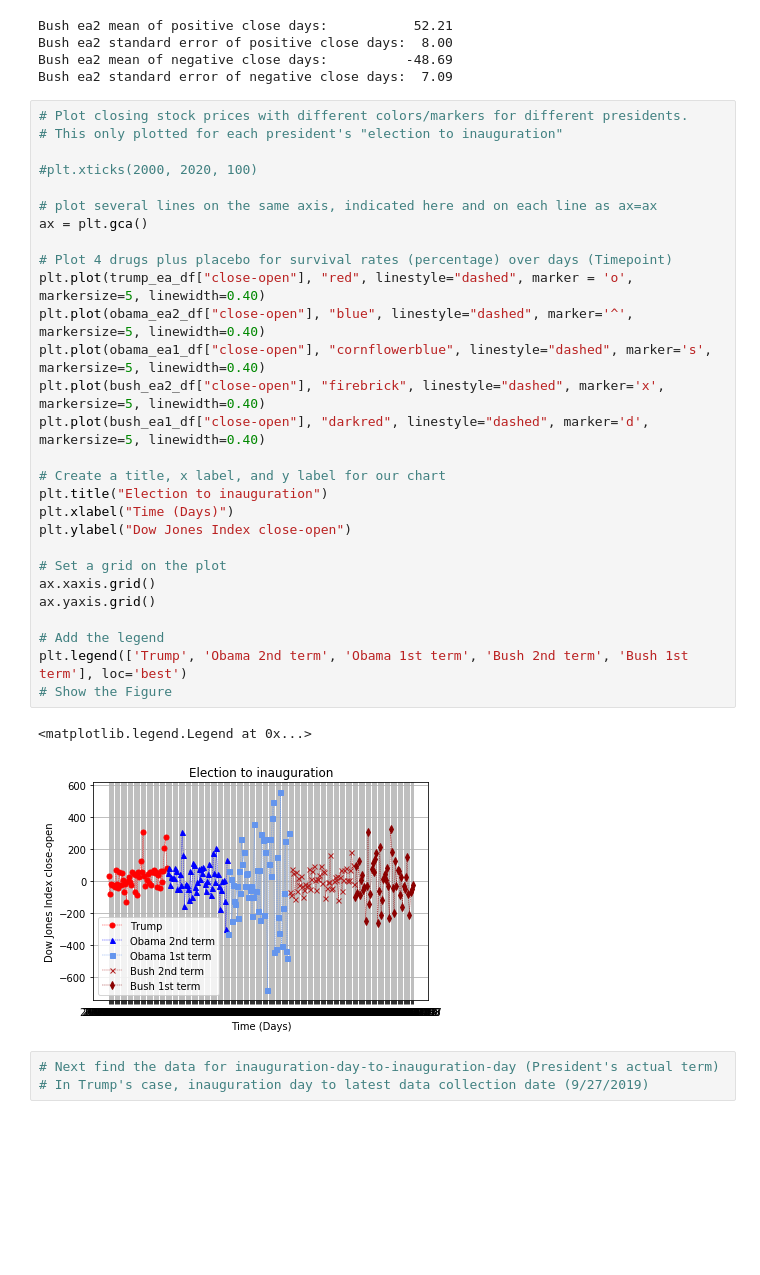
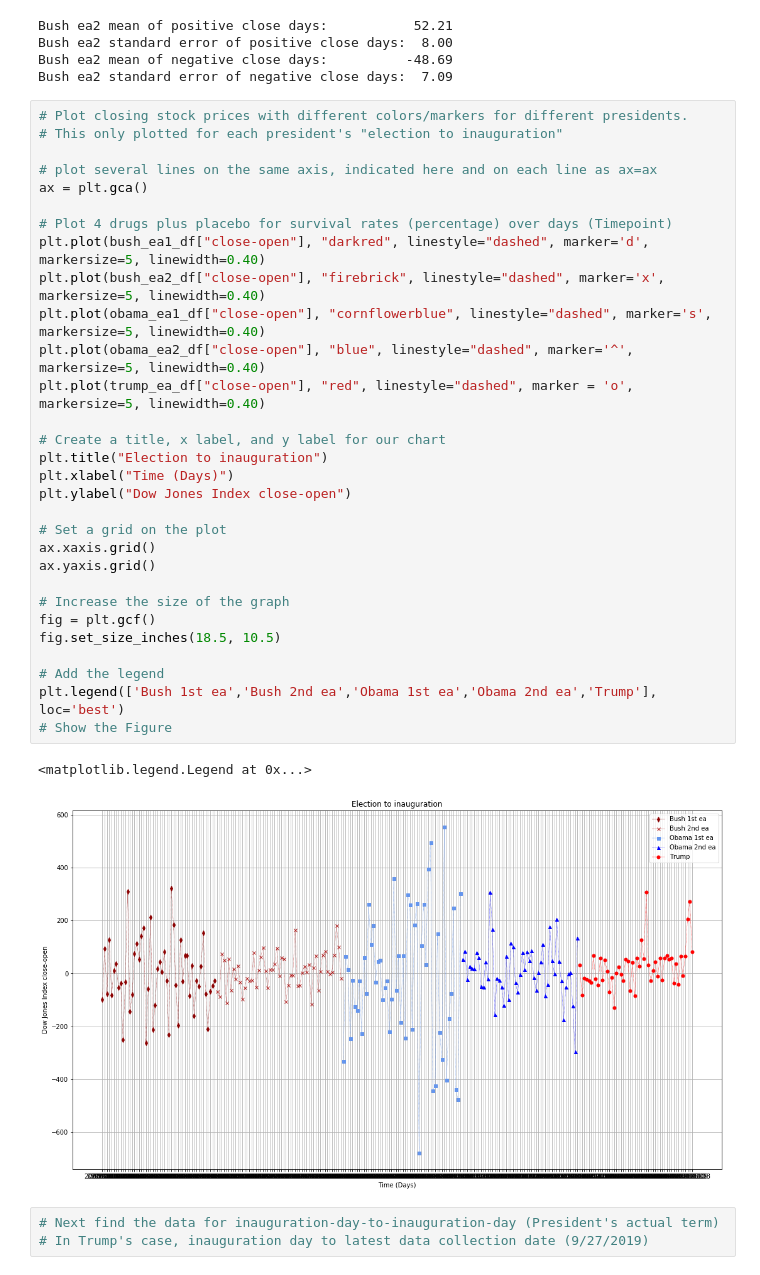
Before and after one commit to 123bmoney0/Project-1---Brute-Force, a Jupyter notebook: Project 1 Brute Force continuing code.ipynb, the cells around one changed output. Cells and saved outputs as stored; diff of their text form; blank space fills up the shorter version.

Commit message:
fixed one chart - labels

```diff
--- a/Project 1 Brute Force continuing code.ipynb
+++ b/Project 1 Brute Force continuing code.ipynb
@@ -380,34 +380,36 @@ Bush ea2 standard error of negative close days:  7.09
 # %%
 # Plot closing stock prices with different colors/markers for different presidents.
 # This only plotted for each president's "election to inauguration"
-
-#plt.xticks(2000, 2020, 100)
 
 # plot several lines on the same axis, indicated here and on each line as ax=ax
 ax = plt.gca()
 
 # Plot 4 drugs plus placebo for survival rates (percentage) over days (Timepoint)
+plt.plot(bush_ea1_df["close-open"], "darkred", linestyle="dashed", marker='d', markersize=5, linewidth=0.40)
+plt.plot(bush_ea2_df["close-open"], "firebrick", linestyle="dashed", marker='x', markersize=5, linewidth=0.40)
+plt.plot(obama_ea1_df["close-open"], "cornflowerblue", linestyle="dashed", marker='s', markersize=5, linewidth=0.40)
+plt.plot(obama_ea2_df["close-open"], "blue", linestyle="dashed", marker='^', markersize=5, linewidth=0.40)
 plt.plot(trump_ea_df["close-open"], "red", linestyle="dashed", marker = 'o', markersize=5, linewidth=0.40)
-plt.plot(obama_ea2_df["close-open"], "blue", linestyle="dashed", marker='^', markersize=5, linewidth=0.40)
-plt.plot(obama_ea1_df["close-open"], "cornflowerblue", linestyle="dashed", marker='s', markersize=5, linewidth=0.40)
-plt.plot(bush_ea2_df["close-open"], "firebrick", linestyle="dashed", marker='x', markersize=5, linewidth=0.40)
-plt.plot(bush_ea1_df["close-open"], "darkred", linestyle="dashed", marker='d', markersize=5, linewidth=0.40)
 
 # Create a title, x label, and y label for our chart
 plt.title("Election to inauguration")
 plt.xlabel("Time (Days)")
 plt.ylabel("Dow Jones Index close-open")
 
 # Set a grid on the plot
 ax.xaxis.grid()
 ax.yaxis.grid()
 
+# Increase the size of the graph
+fig = plt.gcf()
+fig.set_size_inches(18.5, 10.5)
+
 # Add the legend
-plt.legend(['Trump', 'Obama 2nd term', 'Obama 1st term', 'Bush 2nd term', 'Bush 1st term'], loc='best')
+plt.legend(['Bush 1st ea','Bush 2nd ea','Obama 1st ea','Obama 2nd ea','Trump'], loc='best')
 # Show the Figure
 # %% [output]
 <matplotlib.legend.Legend at 0x...>
-[figure, old version]
+[figure, new version]
 # %%
 # Next find the data for inauguration-day-to-inauguration-day (President's actual term)
 # In Trump's case, inauguration day to latest data collection date (9/27/2019)
```
Also changed, not shown: parts of 1 cell of this notebook.
